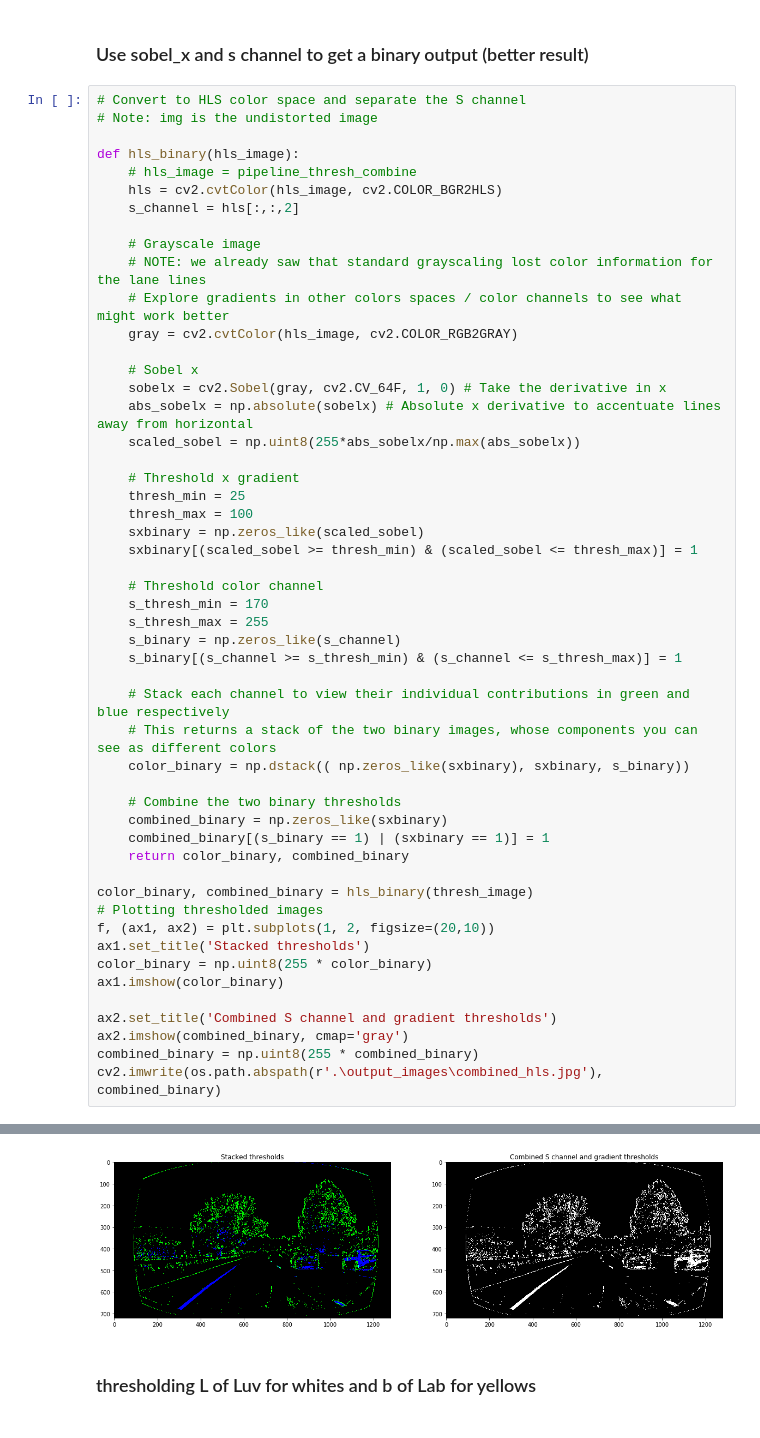
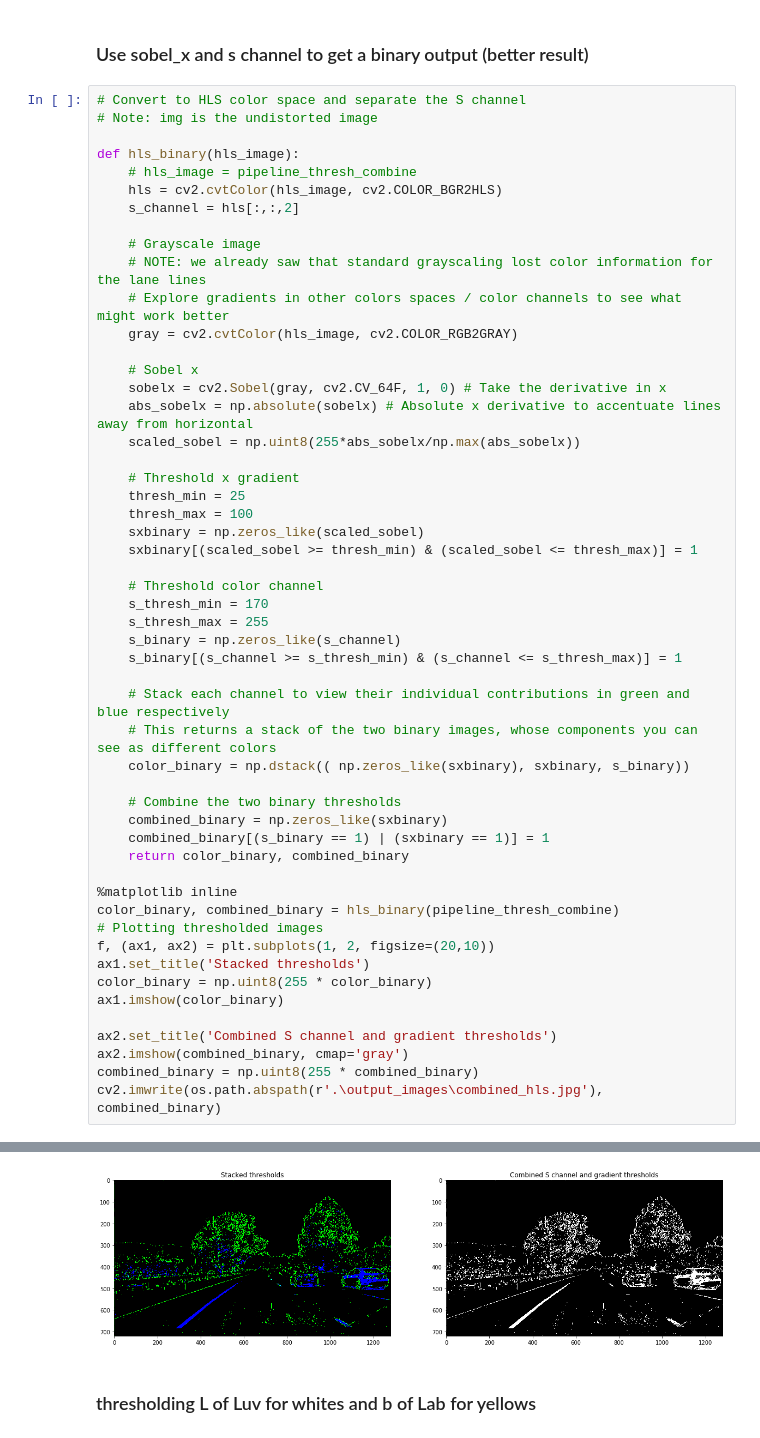
Before and after one commit to mgdreamingstar/CarND-Advanced-Lane-Lines, a Jupyter notebook: Advance-Lane-Lines.ipynb, the cells around one changed output, grey strips where cells are left out. Cells and saved outputs as stored; diff of their text form.

```diff
--- a/Advance-Lane-Lines.ipynb
+++ b/Advance-Lane-Lines.ipynb
@@ -272,35 +272,36 @@ def hls_binary(hls_image):
     sxbinary = np.zeros_like(scaled_sobel)
     sxbinary[(scaled_sobel >= thresh_min) & (scaled_sobel <= thresh_max)] = 1
 
     # Threshold color channel
     s_thresh_min = 170
     s_thresh_max = 255
     s_binary = np.zeros_like(s_channel)
     s_binary[(s_channel >= s_thresh_min) & (s_channel <= s_thresh_max)] = 1
 
     # Stack each channel to view their individual contributions in green and blue respectively
     # This returns a stack of the two binary images, whose components you can see as different colors
     color_binary = np.dstack(( np.zeros_like(sxbinary), sxbinary, s_binary))
 
     # Combine the two binary thresholds
     combined_binary = np.zeros_like(sxbinary)
     combined_binary[(s_binary == 1) | (sxbinary == 1)] = 1
     return color_binary, combined_binary
 
-color_binary, combined_binary = hls_binary(thresh_image)
+%matplotlib inline
+color_binary, combined_binary = hls_binary(pipeline_thresh_combine)
 # Plotting thresholded images
 f, (ax1, ax2) = plt.subplots(1, 2, figsize=(20,10))
 ax1.set_title('Stacked thresholds')
 color_binary = np.uint8(255 * color_binary)
 ax1.imshow(color_binary)
 
 ax2.set_title('Combined S channel and gradient thresholds')
 ax2.imshow(combined_binary, cmap='gray')
 combined_binary = np.uint8(255 * combined_binary)
 cv2.imwrite(os.path.abspath(r'.\output_images\combined_hls.jpg'), combined_binary)
 # %% [output]
 True
-[figure, old version]
+[figure, new version]
 # %% [markdown]
 ### thresholding L of Luv for whites and b of Lab for yellows
 # %%
```
Also changed, not shown: parts of 21 cells of this notebook, 7 other files.
